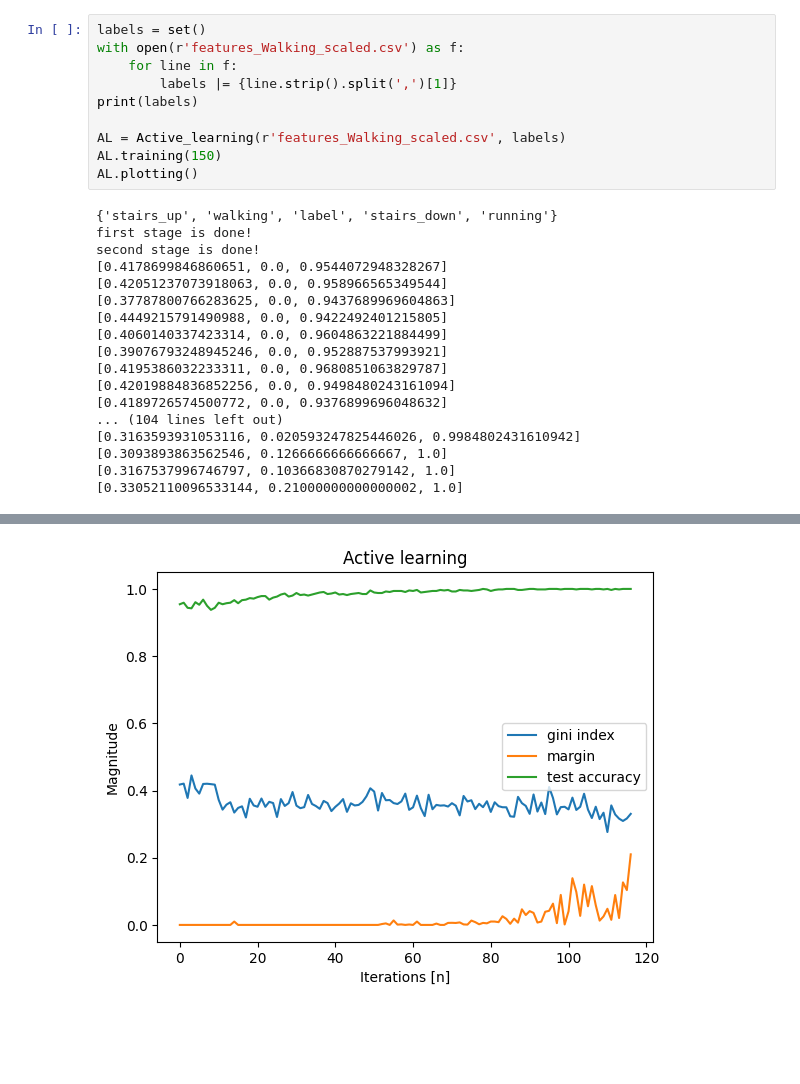
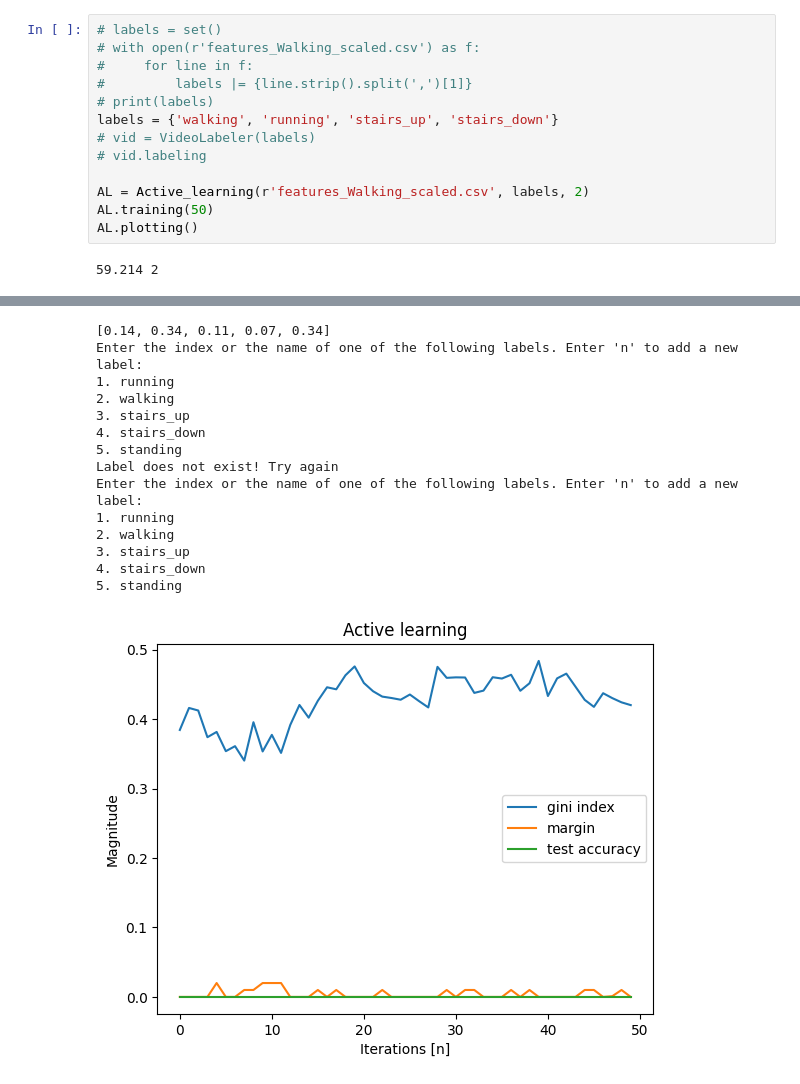
Before and after one commit to iantmn/Capstone-AI-IoT, a Jupyter notebook: Notebook.ipynb, the cells around one changed output, grey strips where cells are left out. Saved outputs shown, nothing was run; the diff lists cells and outputs as text; blank space fills up the shorter version.

```diff
--- a/Notebook.ipynb
+++ b/Notebook.ipynb
@@ -50,28 +17,15 @@ fa: 8, sensors_amount: 3
 # %%
-labels = set()
-with open(r'features_Walking_scaled.csv') as f:
-    for line in f:
-        labels |= {line.strip().split(',')[1]}
-print(labels)
+# labels = set()
+# with open(r'features_Walking_scaled.csv') as f:
+#     for line in f:
+#         labels |= {line.strip().split(',')[1]}
+# print(labels)
+labels = {'walking', 'running', 'stairs_up', 'stairs_down'}
+# vid = VideoLabeler(labels)
+# vid.labeling
 
-AL = Active_learning(r'features_Walking_scaled.csv', labels)
-AL.training(150)
+AL = Active_learning(r'features_Walking_scaled.csv', labels, 2)
+AL.training(50)
 AL.plotting()
 # %% [output]
-{'stairs_up', 'walking', 'label', 'stairs_down', 'running'}
-first stage is done!
-second stage is done!
-[0.4178699846860651, 0.0, 0.9544072948328267]
-[0.42051237073918063, 0.0, 0.958966565349544]
-[0.37787800766283625, 0.0, 0.9437689969604863]
-[0.4449215791490988, 0.0, 0.9422492401215805]
-[0.4060140337423314, 0.0, 0.9604863221884499]
-[0.39076793248945246, 0.0, 0.952887537993921]
-[0.4195386032233311, 0.0, 0.9680851063829787]
-[0.42019884836852256, 0.0, 0.9498480243161094]
-[0.4189726574500772, 0.0, 0.9376899696048632]
-... (104 lines left out)
-[0.3163593931053116, 0.020593247825446026, 0.9984802431610942]
-[0.3093893863562546, 0.1266666666666667, 1.0]
-[0.3167537996746797, 0.10366830870279142, 1.0]
-[0.33052110096533144, 0.21000000000000002, 1.0]
+59.214 2
@@ -78 +33,15 @@ second stage is done!
+[0.14, 0.34, 0.11, 0.07, 0.34]
+Enter the index or the name of one of the following labels. Enter 'n' to add a new label:
+1. running
+2. walking
+3. stairs_up
+4. stairs_down
+5. standing
+Label does not exist! Try again
+Enter the index or the name of one of the following labels. Enter 'n' to add a new label:
+1. running
+2. walking
+3. stairs_up
+4. stairs_down
+5. standing
-[figure, old version]
+[figure, new version]
```
Also changed, not shown: parts of 4 cells of this notebook, 11 other files.
